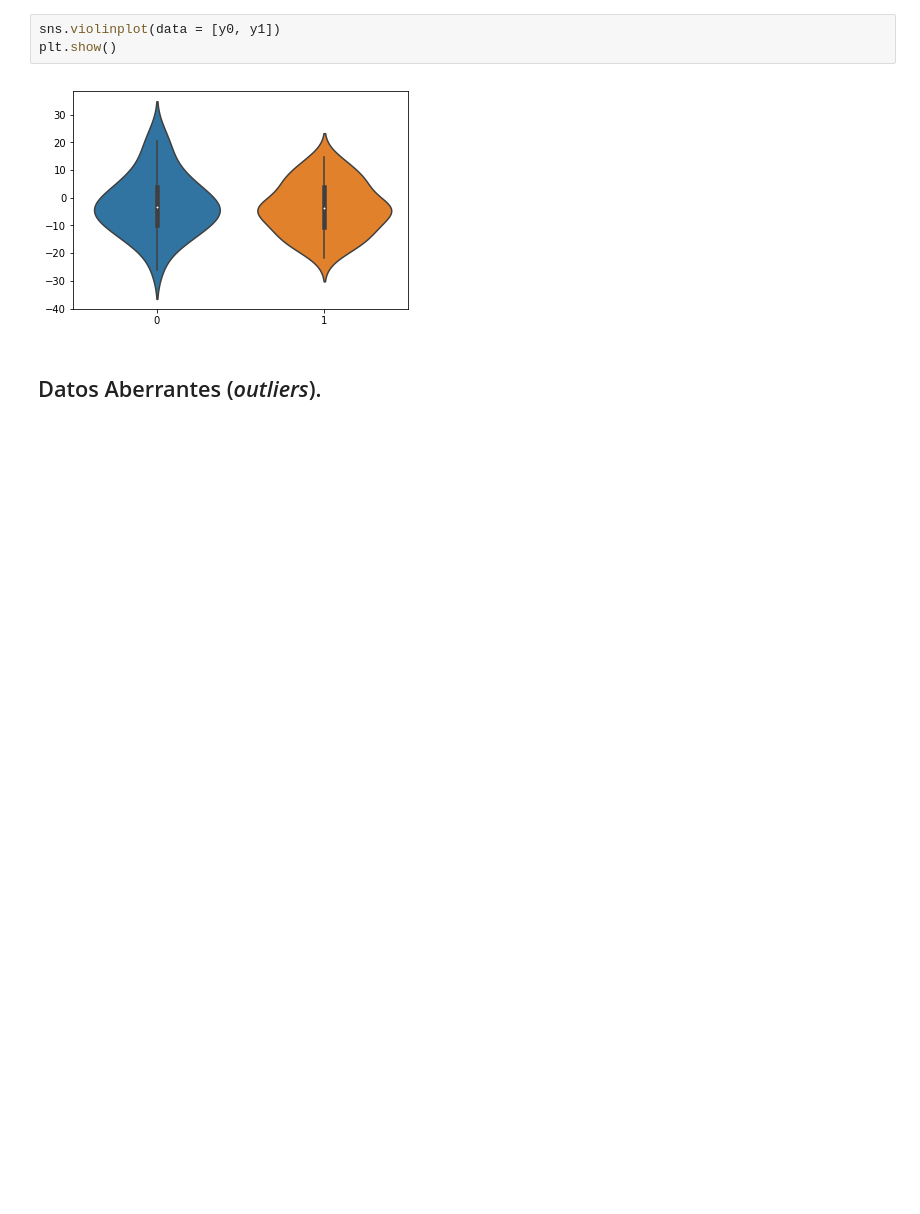
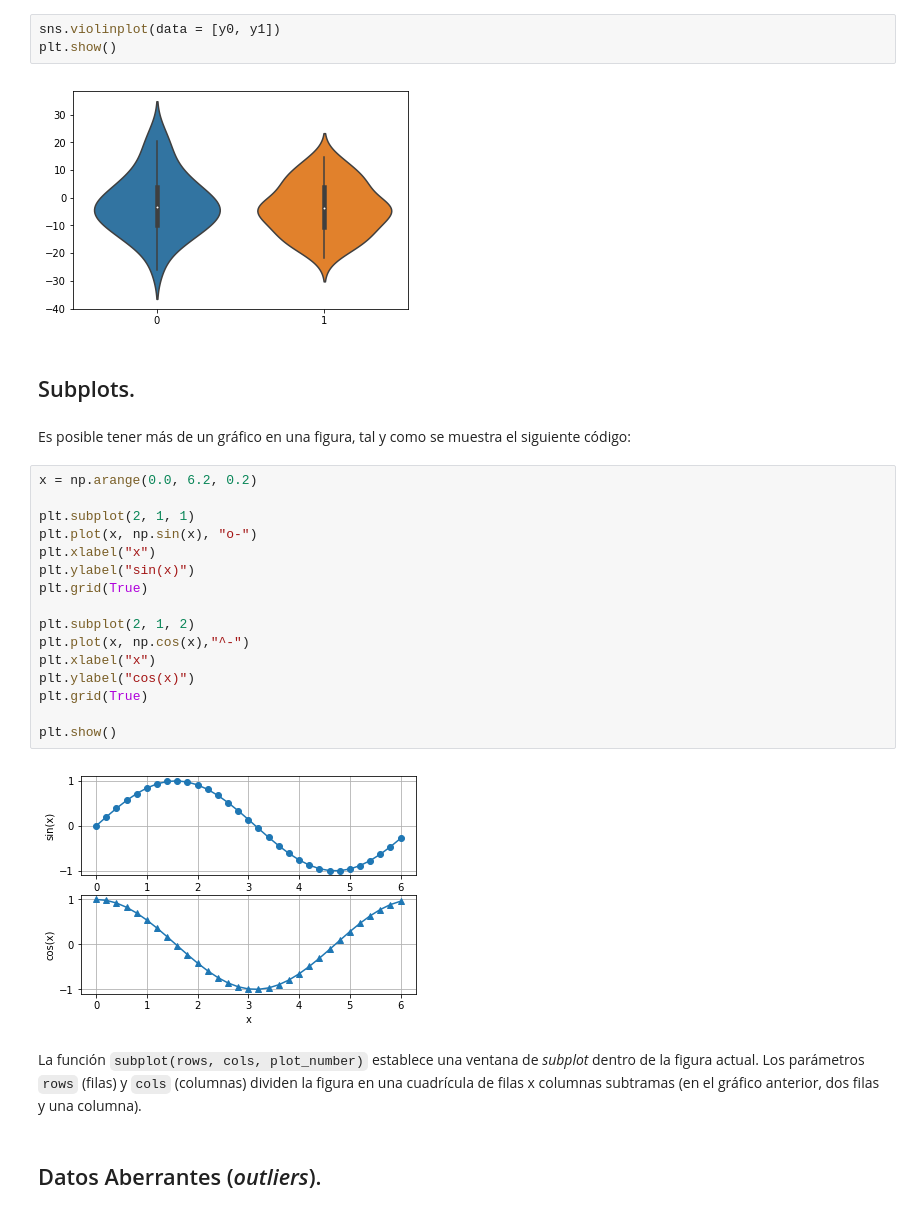
Before and after one commit to ejdecena/Herramientas-Python, a Jupyter notebook: 03_matplotlib.ipynb, the cells around one changed output. Drawn from its saved outputs; the diff is of its cells as text; blank space fills up the shorter version.

Commit message:
Subplots y gráficos de dispersión.

```diff
--- a/03_matplotlib.ipynb
+++ b/03_matplotlib.ipynb
@@ -135,6 +145,30 @@ sns.violinplot(data = [y0, y1])
 plt.show()
 # %% [output]
 [figure]
+# %% [markdown]
+## Subplots.
+# %% [markdown]
+Es posible tener más de un gráfico en una figura, tal y como se muestra el siguiente código:
+# %%
+x = np.arange(0.0, 6.2, 0.2)
+
+plt.subplot(2, 1, 1)
+plt.plot(x, np.sin(x), "o-")
+plt.xlabel("x")
+plt.ylabel("sin(x)")
+plt.grid(True)
+
+plt.subplot(2, 1, 2)
+plt.plot(x, np.cos(x),"^-")
+plt.xlabel("x")
+plt.ylabel("cos(x)")
+plt.grid(True)
+
+plt.show()
+# %% [output]
+[figure, added]
+# %% [markdown]
+La función `subplot(rows, cols, plot_number)` establece una ventana de *subplot* dentro de la figura actual. Los parámetros `rows` (filas) y `cols` (columnas) dividen la figura en una cuadrícula de filas x columnas subtramas (en el gráfico anterior, dos filas y una columna).
 # %% [markdown]
 ## Datos Aberrantes (*outliers*).
 # %% [markdown]
```
Also changed, not shown: parts of 26 cells of this notebook.
